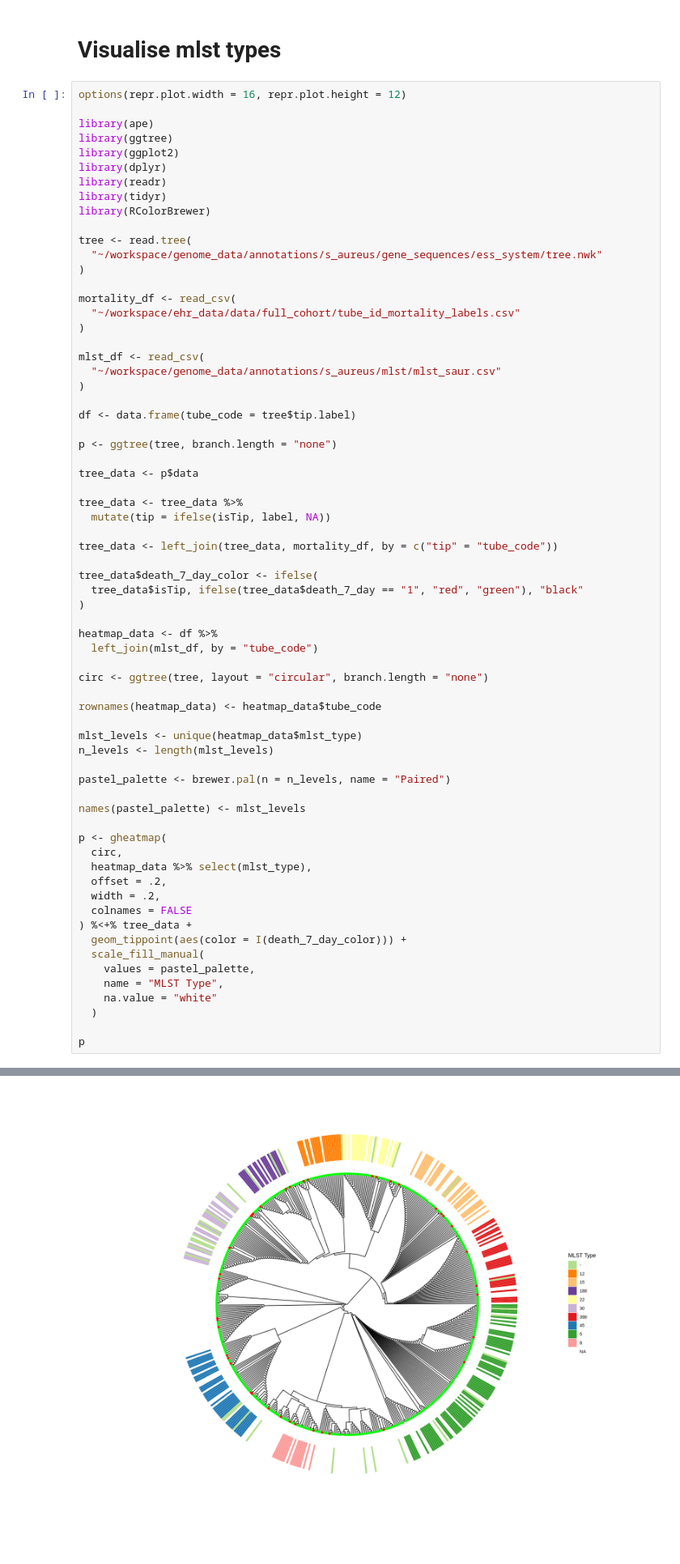
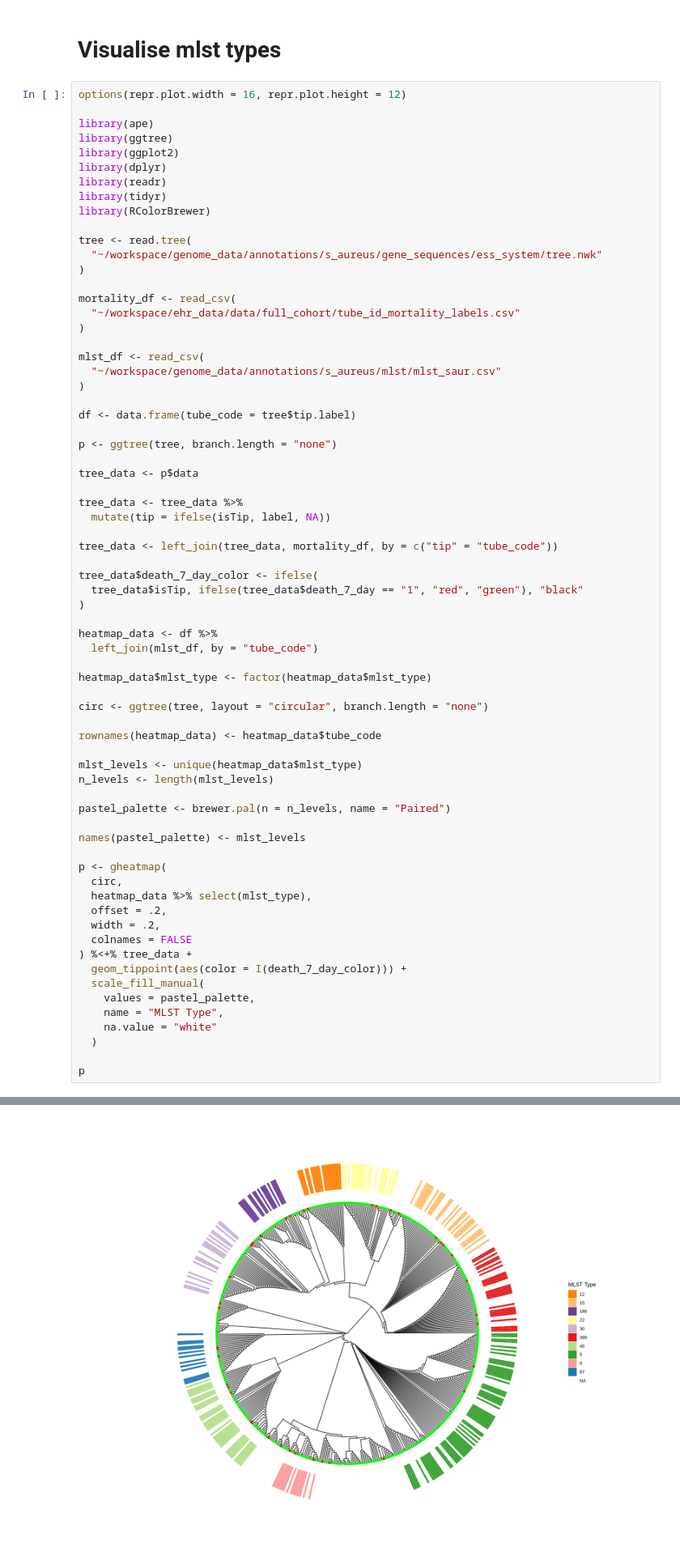
Before and after one commit to ryashpal/alfred-data-analysis, a Jupyter notebook: notebooks/multiple_sequence_alignment/saur/ess_system/03.6_visualise_mlst_types.ipynb, the cells around one changed output, grey strips where cells are left out. Shown at 81% size. Saved outputs shown, nothing was run; the diff lists cells and outputs as text.

Commit message:
removed - category from the plot

```diff
--- a/notebooks/multiple_sequence_alignment/saur/ess_system/03.6_visualise_mlst_types.ipynb
+++ b/notebooks/multiple_sequence_alignment/saur/ess_system/03.6_visualise_mlst_types.ipynb
@@ -41,6 +41,8 @@ tree_data$death_7_day_color <- ifelse(
 heatmap_data <- df %>%
   left_join(mlst_df, by = "tube_code")
 
+heatmap_data$mlst_type <- factor(heatmap_data$mlst_type)
+
 circ <- ggtree(tree, layout = "circular", branch.length = "none")
 
 rownames(heatmap_data) <- heatmap_data$tube_code
@@ -84,5 +86,5 @@ Attaching package: ‘ggtree’
 Adding another scale for fill, which will replace the existing scale.
 Warning message:
 “Removed 5 rows containing missing values or values outside the scale range
 (`geom_point_g_gtree()`).”
-[figure, old version]
+[figure, new version]
```
Also changed, not shown: parts of 1 cell of this notebook.
